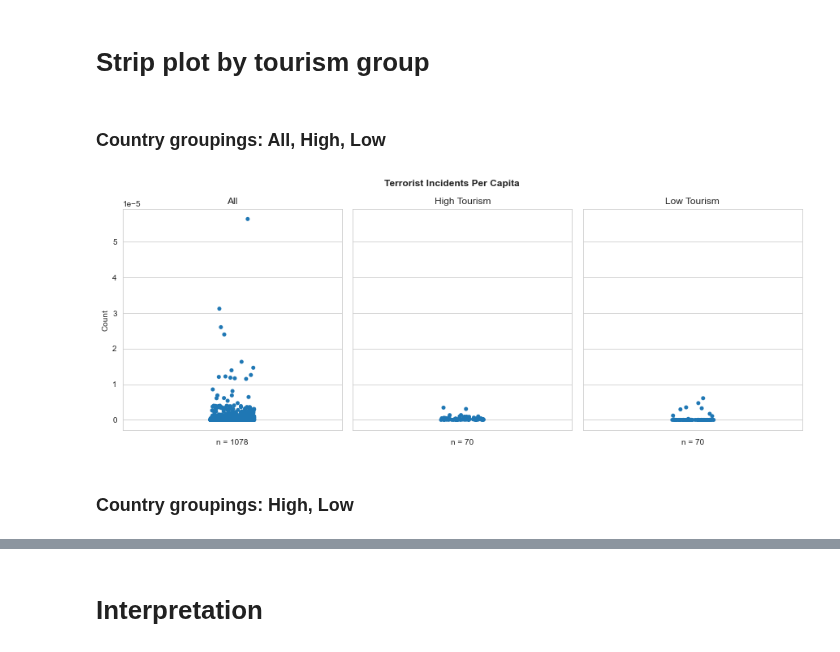
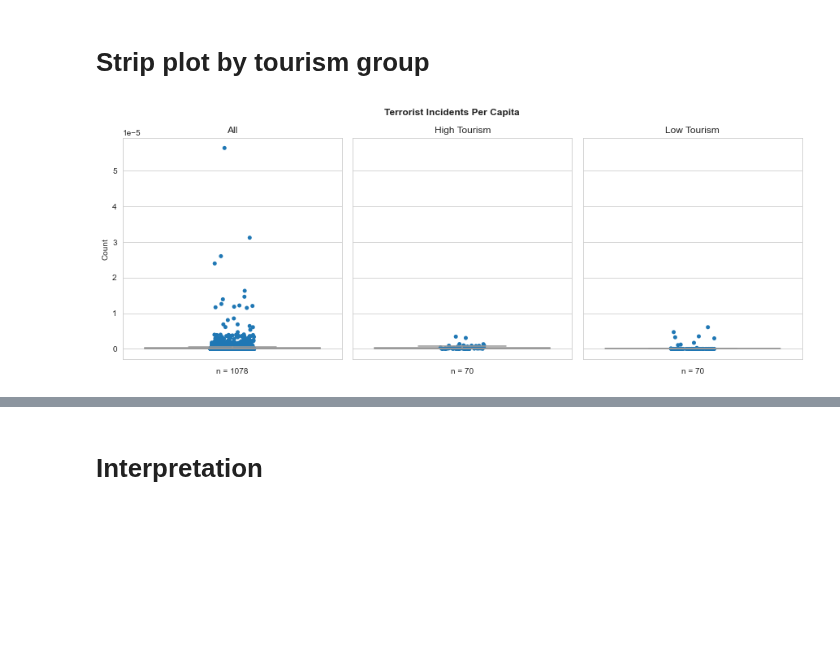
Before and after one commit to brooke-l-hawkins/milestone-i-project, a Jupyter notebook: code/visualize-distribution-incident-per-capita.ipynb, the cells around one changed output, grey strips where cells are left out. Cells and saved outputs as stored; diff of their text form; code cells hidden in the pictures; blank space fills up the shorter version.

Commit message:
add boxplot and booleans for plot properties

```diff
--- a/code/visualize-distribution-incident-per-capita.ipynb
+++ b/code/visualize-distribution-incident-per-capita.ipynb
@@ -56,32 +56,51 @@ The populatioin ranges from 10,739 to 1,392,730,000. The median is 7,364,150, th
 The incidents per capita range from 0 to 0.00005. Most values are 0. This distribution is right skewed.
 # %% [markdown]
 # Strip plot by tourism group
-# %% [markdown]
-### Country groupings: All, High, Low
+# %%
+# add box plots?
+add_box_plot = True
+# %%
+# show all countries?
+show_all_countries = True
+# set number of subplots accordingly
+subplot_n = 3 if show_all_countries else 2
 # %%
 # find sample sizes
 all_df_n, high_df_n, low_df_n = ['n = ' + str(len(i)) for i in [all_df, high_df, low_df]]
 
 # set style
 sns.set_style('whitegrid')
 
 # create figure
-fig, axs = plt.subplots(1, 3, sharex=True, sharey=True, figsize=(15,5))
+if show_all_countries:
+
+    # with three subplots
+    fig, axs = plt.subplots(1, 3, sharex=True, sharey=True, figsize=(15,5))
+else:
+    # with two subplots
+    fig, axs = plt.subplots(1, 2, sharex=True, sharey=True, figsize=(15,5))
+
+# create strip plots
+if show_all_countries:
+    sns.stripplot(y=all_df['incidents_per_capita'],  ax=axs[0])
+sns.stripplot(y=high_df['incidents_per_capita'], ax=axs[subplot_n-2])
+sns.stripplot(y=low_df['incidents_per_capita'],  ax=axs[subplot_n-1])
+
+# optionally add box plots
+if add_box_plot:
+    if show_all_countries: sns.boxplot(y=all_df['incidents_per_capita'],  ax=axs[0], zorder=10, whis=1, color='white', showfliers=False)
+    sns.boxplot(y=high_df['incidents_per_capita'], ax=axs[subplot_n-2], zorder=10, whis=1, color='white', showfliers=False)
+    sns.boxplot(y=low_df['incidents_per_capita'],  ax=axs[subplot_n-1], zorder=10, whis=1, color='white', showfliers=False)
+
+# set figure title
 fig.suptitle('Terrorist Incidents Per Capita\n', fontsize=12, fontweight ="bold")
 
-# create strip plots
-sns.stripplot(y=all_df['incidents_per_capita'],  ax=axs[0])
-sns.stripplot(y=high_df['incidents_per_capita'], ax=axs[1])
-sns.stripplot(y=low_df['incidents_per_capita'],  ax=axs[2])
-
 # set subplot titles and axis labels
-axs[0].set(ylabel='Count', xlabel=all_df_n,  title='All')
-axs[1].set(ylabel=None,    xlabel=high_df_n, title='High Tourism')
-axs[2].set(ylabel=None,    xlabel=low_df_n,  title='Low Tourism')
+if show_all_countries: axs[0].set(ylabel='Count', xlabel=all_df_n,  title='All')
+axs[subplot_n-2].set(ylabel=None,    xlabel=high_df_n, title='High Tourism')
+axs[subplot_n-1].set(ylabel=None,    xlabel=low_df_n,  title='Low Tourism')
 
 # place subplots closer together
 fig.subplots_adjust(wspace=.05, hspace=0)
 # %% [output]
-[figure, old version]
+[figure, new version]
-# %% [markdown]
-### Country groupings: High, Low
```
Also changed, not shown: parts of 2 cells of this notebook.
